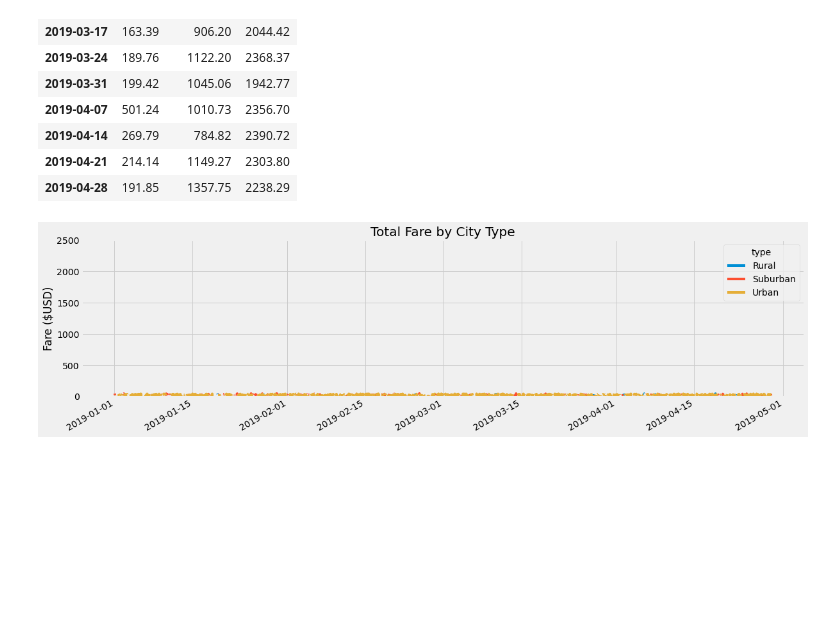
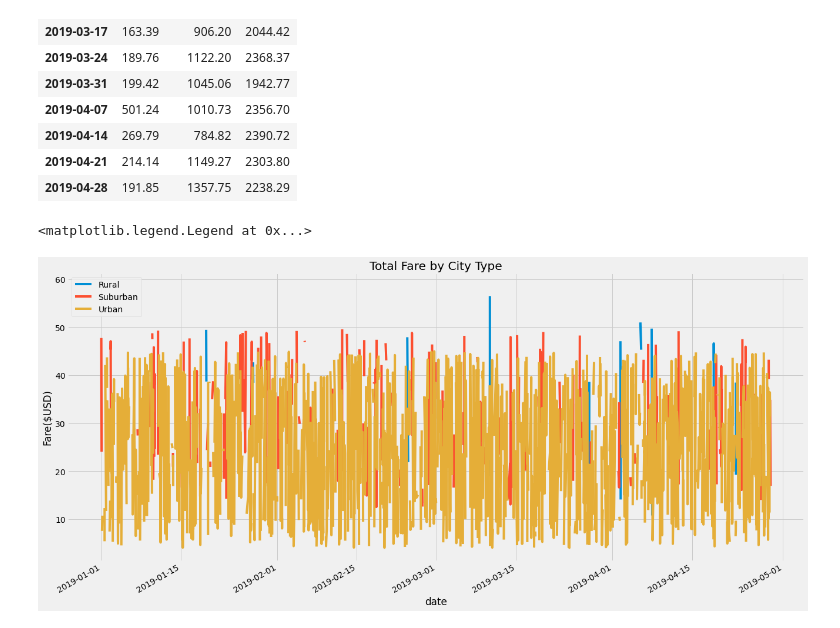
Before and after one commit to tonjakae/PyBer_Analysis, a Jupyter notebook: PyBer_Challenge.ipynb, the cells around one changed output. Cells and saved outputs as stored; diff of their text form; code cells hidden in the pictures; blank space fills up the shorter version.

```diff
--- a/PyBer_Challenge.ipynb
+++ b/PyBer_Challenge.ipynb
@@ -261,17 +262,18 @@ sum_fares_by_type_df_weekly
 # %%
 # 8. Using the object-oriented interface method, plot the resample DataFrame using the df.plot() function.
 
 # Import the style from Matplotlib.
 from matplotlib import style
 # Use the graph style fivethirtyeight.
 style.use('fivethirtyeight')
 
-sum_fares_by_type_df.plot(figsize=(18,5),)
-plt.style.use('fivethirtyeight')
-plt.ylim(0, 2500)
-plt.xlabel('')
-plt.ylabel('Fare ($USD)')
-plt.title('Total Fare by City Type')
+sum_fares_by_type_df.plot(figsize=(20,10))
+plt.ylabel("Fare($USD)")
+plt.title("Total Fare by City Type")
+
+# Save Figure
 plt.savefig('Resources/images/Pyber_fare_summary.png')
+plt.legend()
 # %% [output]
+<matplotlib.legend.Legend at 0x...>
-[figure, old version]
+[figure, new version]
```
Also changed, not shown: parts of 1 cell of this notebook, 1 other file.
